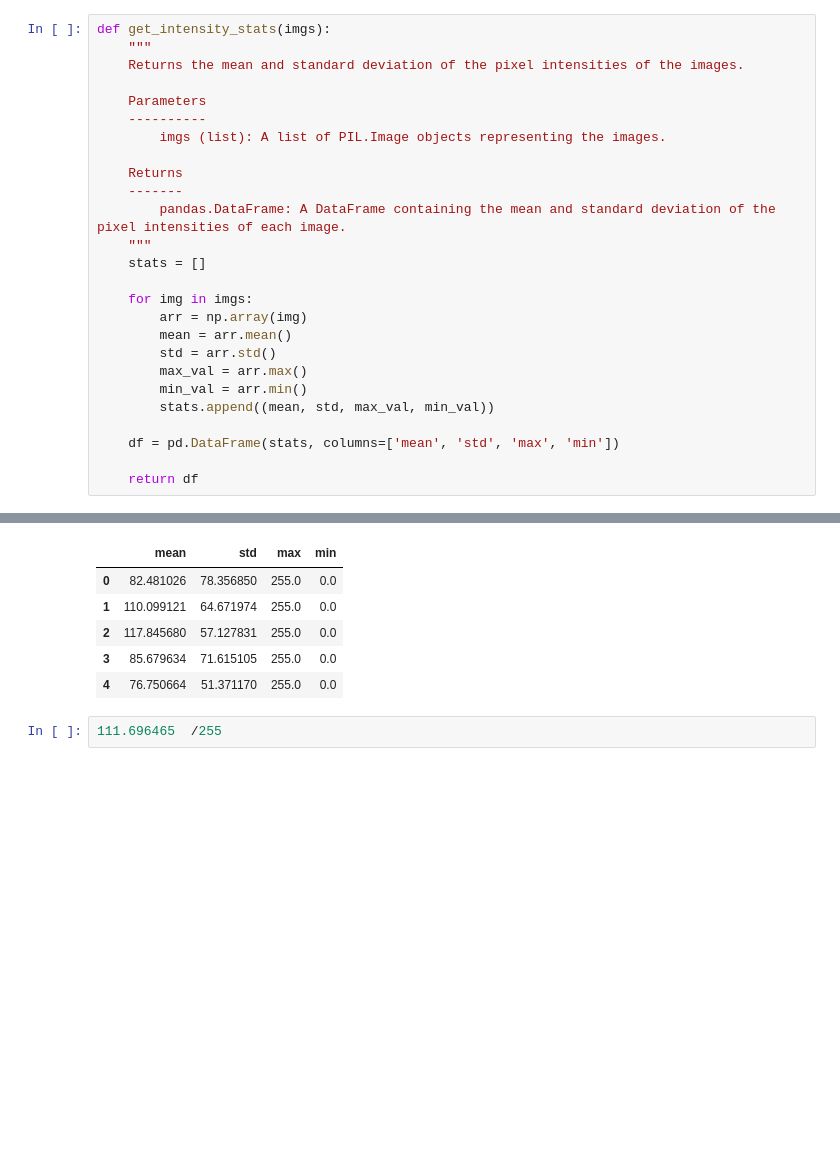
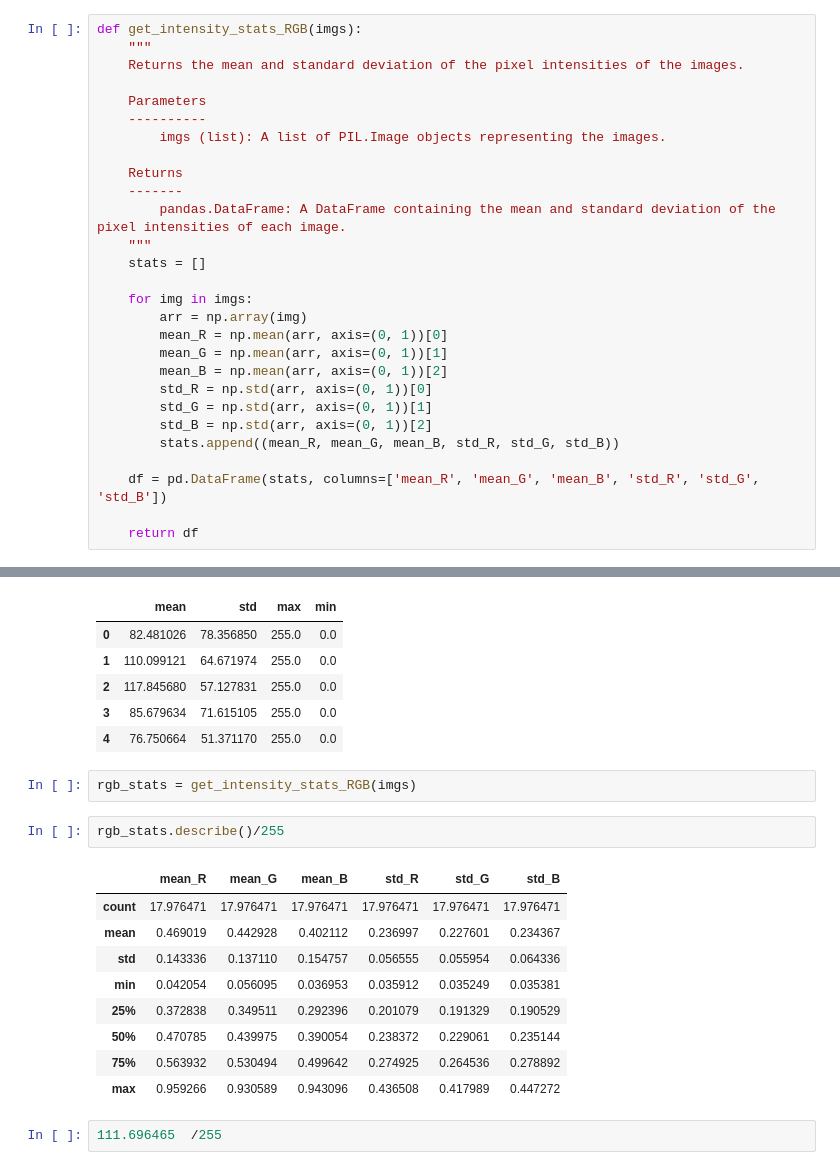
Before and after one commit to galvaowesley/master_computer_vision_experiments, a Jupyter notebook: fase_2/00_data_preprocessing/00_dataset_stats.ipynb, the cells around one changed output, grey strips where cells are left out. Saved outputs shown, nothing was run; the diff lists cells and outputs as text; blank space fills up the shorter version.

```diff
--- a/fase_2/01_resnet_fpn/01_dataset_stats_and_cropping.ipynb
+++ b/fase_2/00_data_preprocessing/00_dataset_stats.ipynb
@@ -65,7 +65,7 @@ def get_image_dimensions(imgs, filenames_list=None):
 
     return df
 # %%
-def get_intensity_stats(imgs):
+def get_intensity_stats_RGB(imgs):
     """
     Returns the mean and standard deviation of the pixel intensities of the images.
 
@@ -81,13 +81,15 @@ def get_intensity_stats(imgs):
 
     for img in imgs:
         arr = np.array(img)
-        mean = arr.mean()
-        std = arr.std()
-        max_val = arr.max()
-        min_val = arr.min()
-        stats.append((mean, std, max_val, min_val))
+        mean_R = np.mean(arr, axis=(0, 1))[0]
+        mean_G = np.mean(arr, axis=(0, 1))[1]
+        mean_B = np.mean(arr, axis=(0, 1))[2]
+        std_R = np.std(arr, axis=(0, 1))[0]
+        std_G = np.std(arr, axis=(0, 1))[1]
+        std_B = np.std(arr, axis=(0, 1))[2]
+        stats.append((mean_R, mean_G, mean_B, std_R, std_G, std_B))
 
-    df = pd.DataFrame(stats, columns=['mean', 'std', 'max', 'min'])
+    df = pd.DataFrame(stats, columns=['mean_R', 'mean_G', 'mean_B', 'std_R', 'std_G', 'std_B'])
 
     return df
 # %%
@@ -238,6 +247,20 @@ df_intensity_stats.head()
 | 2 | 117.845680 | 57.127831 | 255.0 | 0.0 |
 | 3 | 85.679634 | 71.615105 | 255.0 | 0.0 |
 | 4 | 76.750664 | 51.371170 | 255.0 | 0.0 |
+# %%
+rgb_stats = get_intensity_stats_RGB(imgs)
+# %%
+rgb_stats.describe()/255
+# %% [output]
+|  | mean_R | mean_G | mean_B | std_R | std_G | std_B |
+| count | 17.976471 | 17.976471 | 17.976471 | 17.976471 | 17.976471 | 17.976471 |
+| mean | 0.469019 | 0.442928 | 0.402112 | 0.236997 | 0.227601 | 0.234367 |
+| std | 0.143336 | 0.137110 | 0.154757 | 0.056555 | 0.055954 | 0.064336 |
+| min | 0.042054 | 0.056095 | 0.036953 | 0.035912 | 0.035249 | 0.035381 |
+| 25% | 0.372838 | 0.349511 | 0.292396 | 0.201079 | 0.191329 | 0.190529 |
+| 50% | 0.470785 | 0.439975 | 0.390054 | 0.238372 | 0.229061 | 0.235144 |
+| 75% | 0.563932 | 0.530494 | 0.499642 | 0.274925 | 0.264536 | 0.278892 |
+| max | 0.959266 | 0.930589 | 0.943096 | 0.436508 | 0.417989 | 0.447272 |
 # %%
 111.696465	/255
 # %% [output]
```
Also changed, not shown: parts of 6 cells of this notebook, 2 other files.
